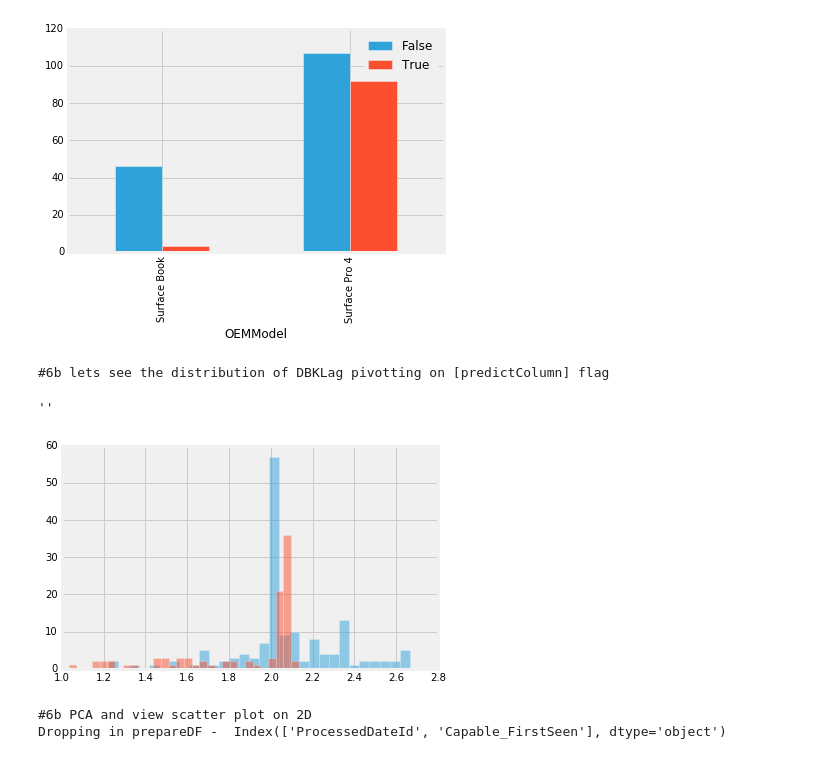
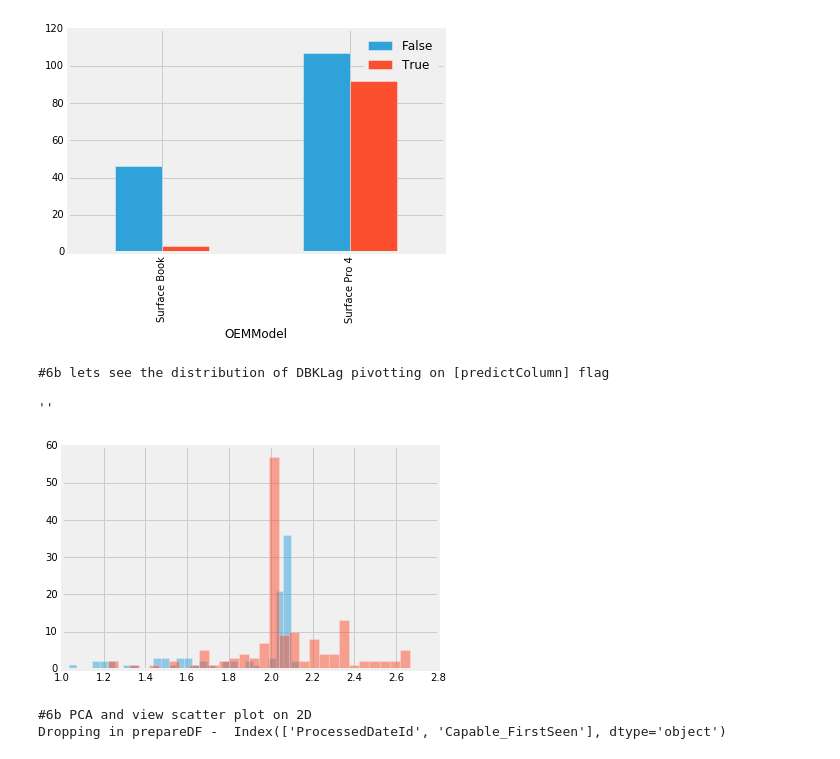
Before and after one commit to sada-narayanappa/Notebooks, a Jupyter notebook: Templates/ClassificationTemplate.ipynb, the cells around one changed output. Cells and saved outputs as stored; diff of their text form; code cells hidden in the pictures.

```diff
--- a/Templates/ClassificationTemplate.ipynb
+++ b/Templates/ClassificationTemplate.ipynb
@@ -165,15 +166,17 @@ plt.legend(loc='upper right');
 # %%
 print ("#6b lets see the distribution of DBKLag pivotting on [predictColumn] flag")
 
-caps = dfL[dfL[predictColumn] == 1]
-ncap = dfL[dfL[predictColumn] == 0]
-ncap.DBKLag.hist(alpha=0.5, bins=30, label='Not Capable', grid=True)
-caps.DBKLag.hist(alpha=0.5, bins=30, label='Capable')
+dfs = [dfL[dfL[predictColumn] == k] for k in dfL[predictColumn].unique() ]
+
+interestingColumns=['DBKLag']
+for d in dfs:
+    for i in interestingColumns:
+        d[i].hist(alpha=0.5, bins=30, label=d[predictColumn], grid=True)
 ;
 # %% [output]
 #6b lets see the distribution of DBKLag pivotting on [predictColumn] flag
 ''
-[figure, old version]
+[figure, new version]
 # %%
 print ("#6b PCA and view scatter plot on 2D")
 
```
Also changed, not shown: parts of 1 cell of this notebook, 5 other files.
